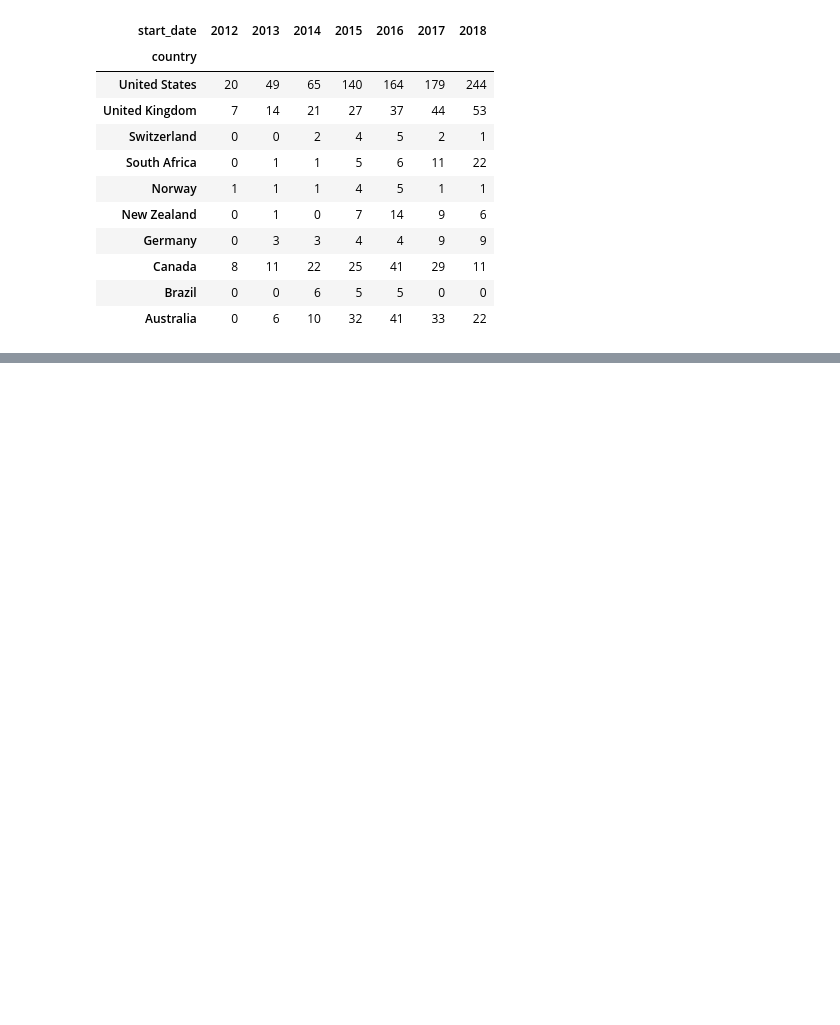
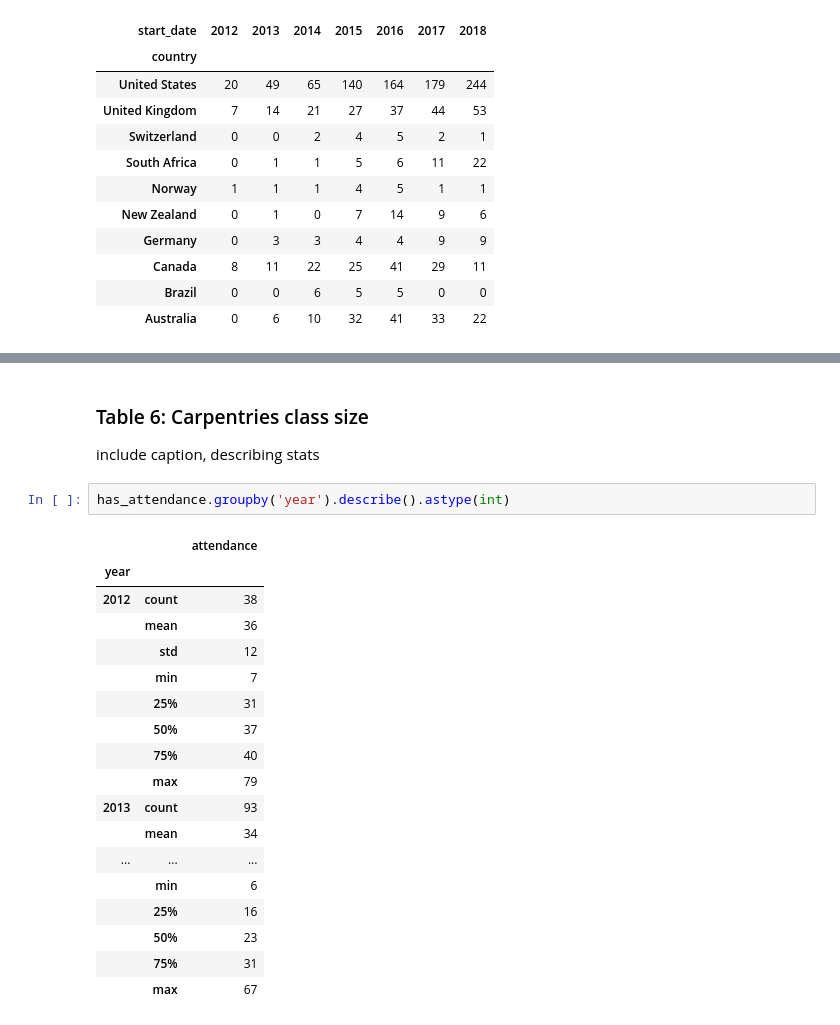
Before and after one commit to carpentries/assessment, a Jupyter notebook: programmatic-assessment/workshops/final_report_outline.ipynb, the cells around one changed output, grey strips where cells are left out. Drawn from its saved outputs; the diff is of its cells as text; blank space fills up the shorter version.

```diff
--- a/programmatic-assessment/workshops/final_report_outline.ipynb
+++ b/programmatic-assessment/workshops/final_report_outline.ipynb
@@ -469,0 +603,24 @@ workshops_by_country_year_top
+# %% [markdown]
+### Table 6: Carpentries class size
+include caption, describing stats
+# %%
+has_attendance.groupby('year').describe().astype(int)
+# %% [output]
+|  |  | attendance |
+| year |  |  |
+| 2012 | count | 38 |
+|  | mean | 36 |
+|  | std | 12 |
+|  | min | 7 |
+|  | 25% | 31 |
+|  | 50% | 37 |
+|  | 75% | 40 |
+|  | max | 79 |
+| 2013 | count | 93 |
+|  | mean | 34 |
+| ... | ... | ... |
+|  | min | 6 |
+|  | 25% | 16 |
+|  | 50% | 23 |
+|  | 75% | 31 |
+|  | max | 67 |
```
Also changed, not shown: parts of 13 cells of this notebook.
